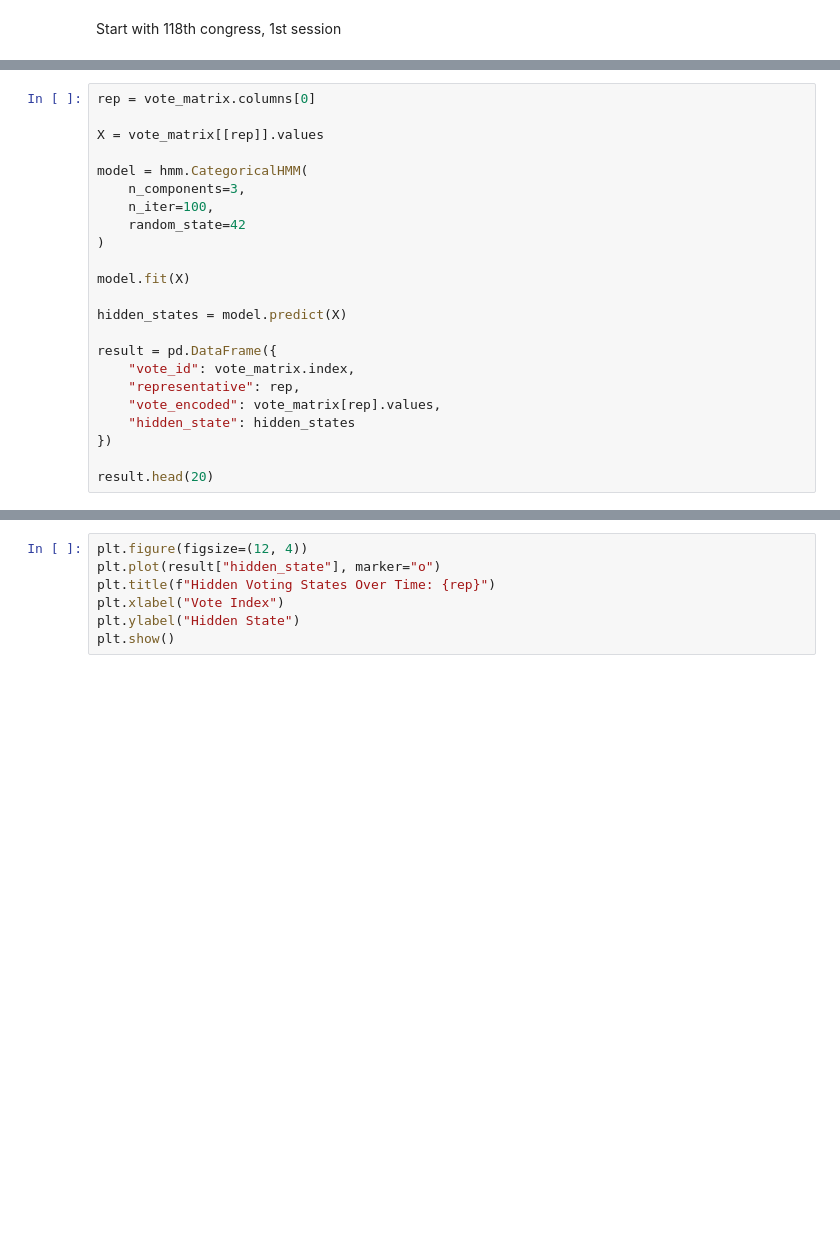
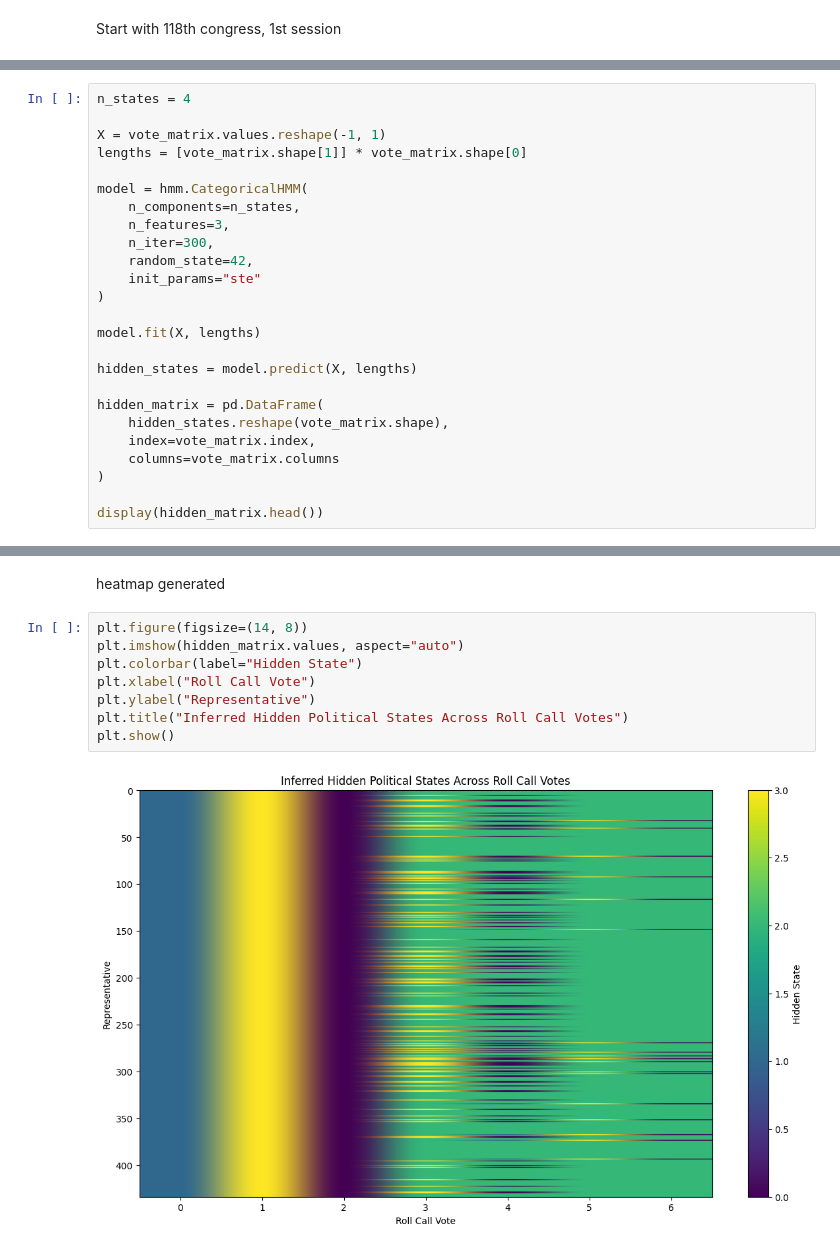
Before and after one commit to dustinlgit/congressional-voting-hmm, a Jupyter notebook: congressional-voting-hmm/voting_hmm_project.ipynb, the cells around one changed output, grey strips where cells are left out. Drawn from its saved outputs; the diff is of its cells as text; blank space fills up the shorter version.

```diff
--- a/congressional-voting-hmm/voting_hmm_project.ipynb
+++ b/congressional-voting-hmm/voting_hmm_project.ipynb
@@ -117,23 +147,25 @@ train the HMM for one rep
 # %%
-rep = vote_matrix.columns[0]
+n_states = 4
 
-X = vote_matrix[[rep]].values
+X = vote_matrix.values.reshape(-1, 1)
+lengths = [vote_matrix.shape[1]] * vote_matrix.shape[0]
 
 model = hmm.CategoricalHMM(
-    n_components=3,
-    n_iter=100,
-    random_state=42
+    n_components=n_states,
+    n_features=3,
+    n_iter=300,
+    random_state=42,
+    init_params="ste"
 )
 
-model.fit(X)
+model.fit(X, lengths)
 
-hidden_states = model.predict(X)
+hidden_states = model.predict(X, lengths)
 
-result = pd.DataFrame({
-    "vote_id": vote_matrix.index,
-    "representative": rep,
-    "vote_encoded": vote_matrix[rep].values,
-    "hidden_state": hidden_states
-})
+hidden_matrix = pd.DataFrame(
+    hidden_states.reshape(vote_matrix.shape),
+    index=vote_matrix.index,
+    columns=vote_matrix.columns
+)
 
-result.head(20)
+display(hidden_matrix.head())
@@ -140,7 +180,12 @@ result.head(20)
-# %%
-plt.figure(figsize=(12, 4))
-plt.plot(result["hidden_state"], marker="o")
-plt.title(f"Hidden Voting States Over Time: {rep}")
-plt.xlabel("Vote Index")
-plt.ylabel("Hidden State")
-plt.show()
+# %% [markdown]
+heatmap generated
+# %%
+plt.figure(figsize=(14, 8))
+plt.imshow(hidden_matrix.values, aspect="auto")
+plt.colorbar(label="Hidden State")
+plt.xlabel("Roll Call Vote")
+plt.ylabel("Representative")
+plt.title("Inferred Hidden Political States Across Roll Call Votes")
+plt.show()
+# %% [output]
+[figure, added]
```
Also changed, not shown: parts of 34 cells of this notebook, 7 other files.
